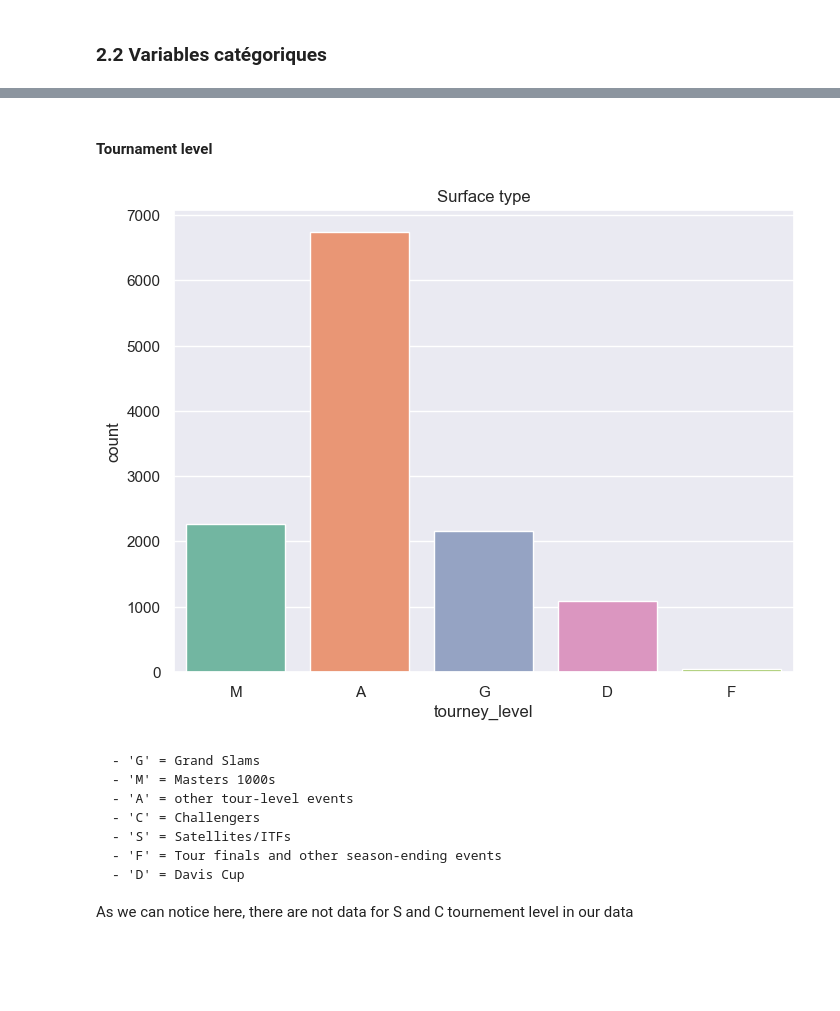
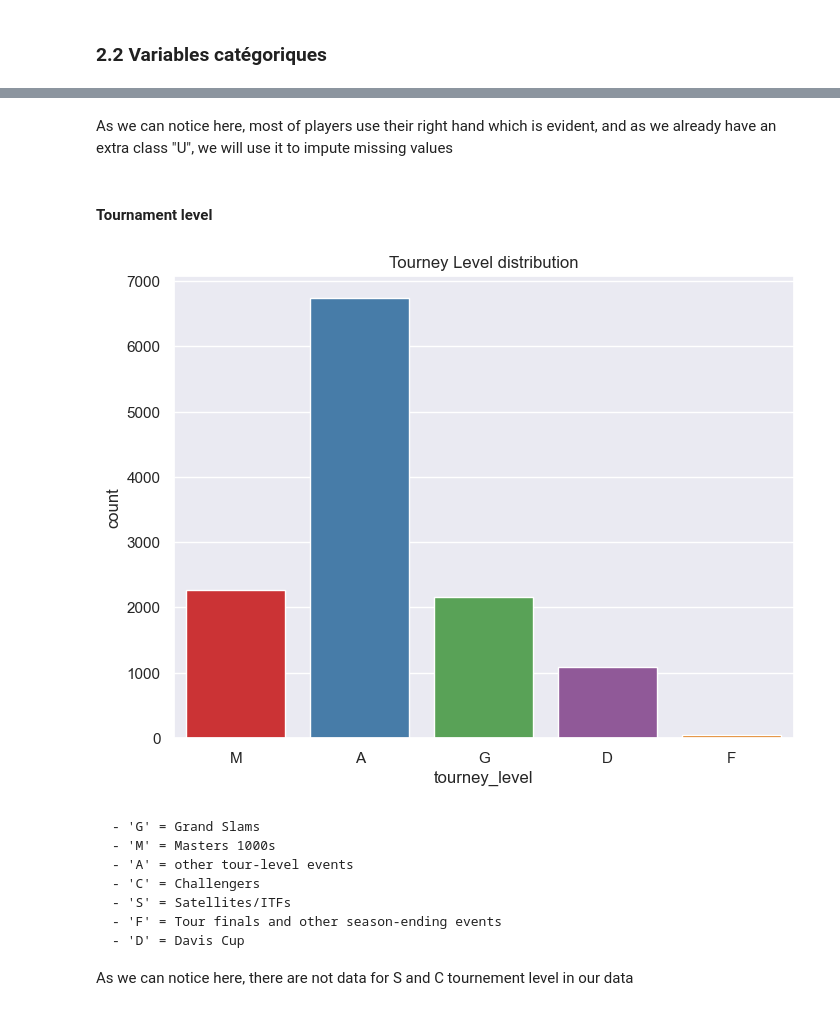
Before and after one commit to siwaar/Tennis_prediction, a Jupyter notebook: ABBES_Siwar_LBC_final_version.ipynb, the cells around one changed output, grey strips where cells are left out. Cells and saved outputs as stored; diff of their text form; code cells hidden in the pictures; blank space fills up the shorter version.

```diff
--- a/ABBES_Siwar_LBC_final_version.ipynb
+++ b/ABBES_Siwar_LBC_final_version.ipynb
@@ -287,11 +295,13 @@ sns.distplot(data.tourney_date)
+# %% [markdown]
+As we can notice here, most of players use their right hand which is evident, and as we already have an extra class "U", we will use it to impute missing values
 # %% [markdown]
 #### Tournament level
 # %%
-ax = sns.countplot(x='tourney_level', data=data, palette=sns.color_palette("Set2"))
-ax.set_title("Surface type")
+ax = sns.countplot(x='tourney_level', data=data, palette=sns.color_palette("Set1"))
+ax.set_title("Tourney Level distribution")
 plt.show()
 # %% [output]
-[figure, old version]
+[figure, new version]
 # %% [markdown]
     - 'G' = Grand Slams
     - 'M' = Masters 1000s
```
Also changed, not shown: parts of 20 cells of this notebook, 4 other files.
